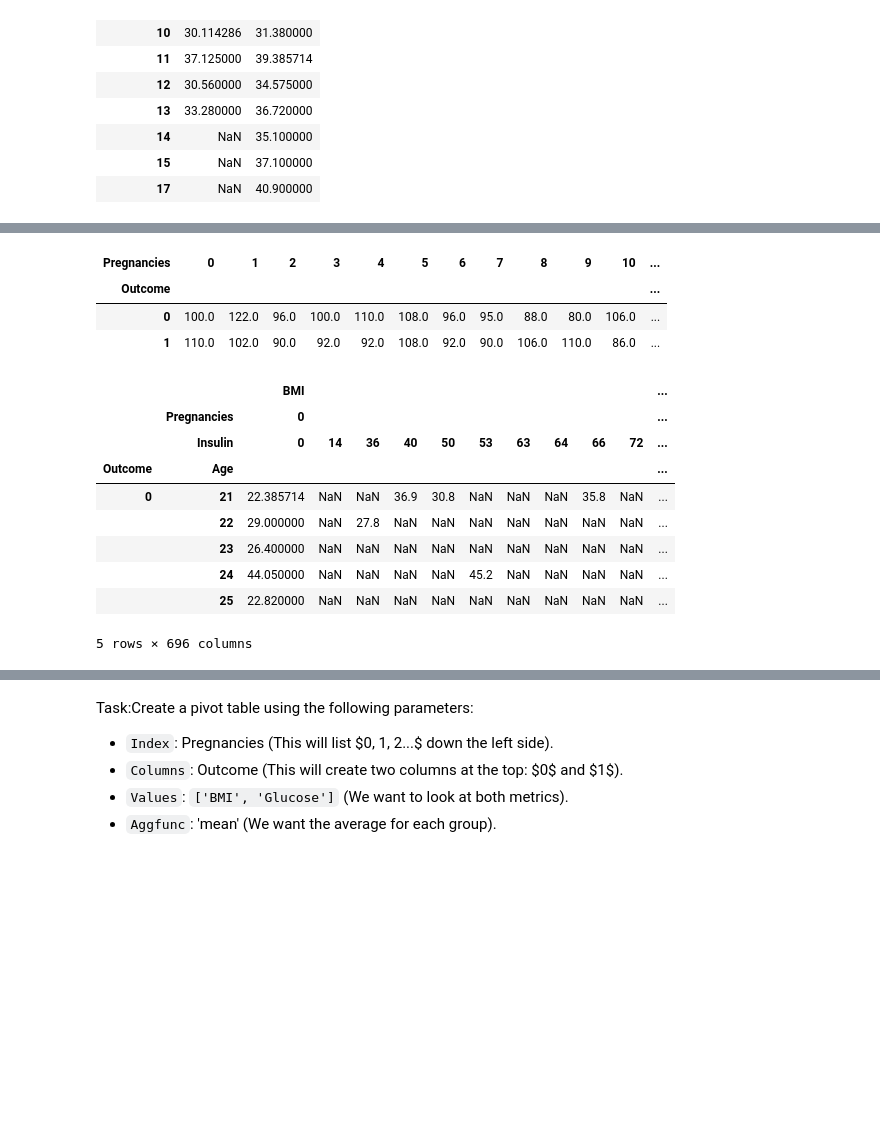
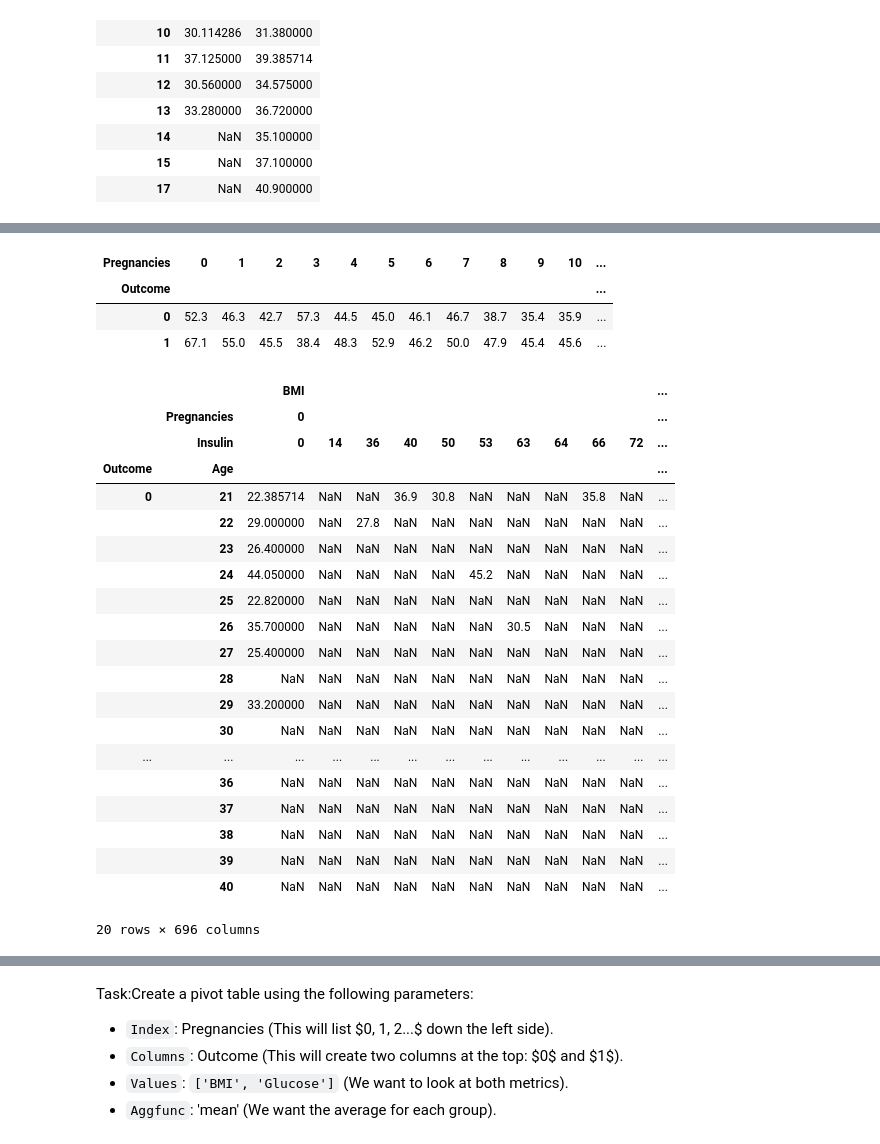
Before and after one commit to adiesha/CSCI347Spring2026, a Jupyter notebook: Coding/Pivot_Tables.ipynb, the cells around one changed output, grey strips where cells are left out. Cells and saved outputs as stored; diff of their text form; code cells hidden in the pictures; blank space fills up the shorter version.

```diff
--- a/Coding/Pivot_Tables.ipynb
+++ b/Coding/Pivot_Tables.ipynb
@@ -96,24 +96,35 @@ pd.pivot_table(D, values="BMI", index='Outcome',
 | 0 | 31.727397 | 29.616038 | 29.679762 | 29.231250 | 31.255556 | 31.100000 | 29.591176 | 29.975 | 30.693750 | 28.84 | 30.114286 | ... |
 | 1 | 39.213158 | 37.793103 | 34.578947 | 32.548148 | 33.873913 | 36.780952 | 31.775000 | 34.756 | 32.204545 | 33.30 | 31.380000 | ... |
 # %%
-pd.pivot_table(D, values="BloodPressure", index='Outcome',
+pd.pivot_table(D, values="BMI", index='Outcome',
                columns=['Pregnancies'], aggfunc='max')
 # %% [output]
 | Pregnancies | 0 | 1 | 2 | 3 | 4 | 5 | 6 | 7 | 8 | 9 | 10 | ... |
 | Outcome |  |  |  |  |  |  |  |  |  |  |  | ... |
-| 0 | 100.0 | 122.0 | 96.0 | 100.0 | 110.0 | 108.0 | 96.0 | 95.0 | 88.0 | 80.0 | 106.0 | ... |
-| 1 | 110.0 | 102.0 | 90.0 | 92.0 | 92.0 | 108.0 | 92.0 | 90.0 | 106.0 | 110.0 | 86.0 | ... |
+| 0 | 52.3 | 46.3 | 42.7 | 57.3 | 44.5 | 45.0 | 46.1 | 46.7 | 38.7 | 35.4 | 35.9 | ... |
+| 1 | 67.1 | 55.0 | 45.5 | 38.4 | 48.3 | 52.9 | 46.2 | 50.0 | 47.9 | 45.4 | 45.6 | ... |
 # %%
 pd.pivot_table(D, values=["BMI", "SkinThickness"], index=['Outcome', 'Age'],
-               columns=['Pregnancies', 'Insulin'], aggfunc='mean').head()
+               columns=['Pregnancies', 'Insulin'], aggfunc='mean').head(n=20)
 # %% [output]
 |  |  | BMI |  |  |  |  |  |  |  |  |  | ... |
 |  | Pregnancies | 0 |  |  |  |  |  |  |  |  |  | ... |
 |  | Insulin | 0 | 14 | 36 | 40 | 50 | 53 | 63 | 64 | 66 | 72 | ... |
 | Outcome | Age |  |  |  |  |  |  |  |  |  |  | ... |
 | 0 | 21 | 22.385714 | NaN | NaN | 36.9 | 30.8 | NaN | NaN | NaN | 35.8 | NaN | ... |
 |  | 22 | 29.000000 | NaN | 27.8 | NaN | NaN | NaN | NaN | NaN | NaN | NaN | ... |
 |  | 23 | 26.400000 | NaN | NaN | NaN | NaN | NaN | NaN | NaN | NaN | NaN | ... |
 |  | 24 | 44.050000 | NaN | NaN | NaN | NaN | 45.2 | NaN | NaN | NaN | NaN | ... |
 |  | 25 | 22.820000 | NaN | NaN | NaN | NaN | NaN | NaN | NaN | NaN | NaN | ... |
+|  | 26 | 35.700000 | NaN | NaN | NaN | NaN | NaN | 30.5 | NaN | NaN | NaN | ... |
+|  | 27 | 25.400000 | NaN | NaN | NaN | NaN | NaN | NaN | NaN | NaN | NaN | ... |
+|  | 28 | NaN | NaN | NaN | NaN | NaN | NaN | NaN | NaN | NaN | NaN | ... |
+|  | 29 | 33.200000 | NaN | NaN | NaN | NaN | NaN | NaN | NaN | NaN | NaN | ... |
+|  | 30 | NaN | NaN | NaN | NaN | NaN | NaN | NaN | NaN | NaN | NaN | ... |
+| ... | ... | ... | ... | ... | ... | ... | ... | ... | ... | ... | ... | ... |
+|  | 36 | NaN | NaN | NaN | NaN | NaN | NaN | NaN | NaN | NaN | NaN | ... |
+|  | 37 | NaN | NaN | NaN | NaN | NaN | NaN | NaN | NaN | NaN | NaN | ... |
+|  | 38 | NaN | NaN | NaN | NaN | NaN | NaN | NaN | NaN | NaN | NaN | ... |
+|  | 39 | NaN | NaN | NaN | NaN | NaN | NaN | NaN | NaN | NaN | NaN | ... |
+|  | 40 | NaN | NaN | NaN | NaN | NaN | NaN | NaN | NaN | NaN | NaN | ... |
-5 rows × 696 columns
+20 rows × 696 columns
```
Also changed, not shown: parts of 3 cells of this notebook, 4 other files.
